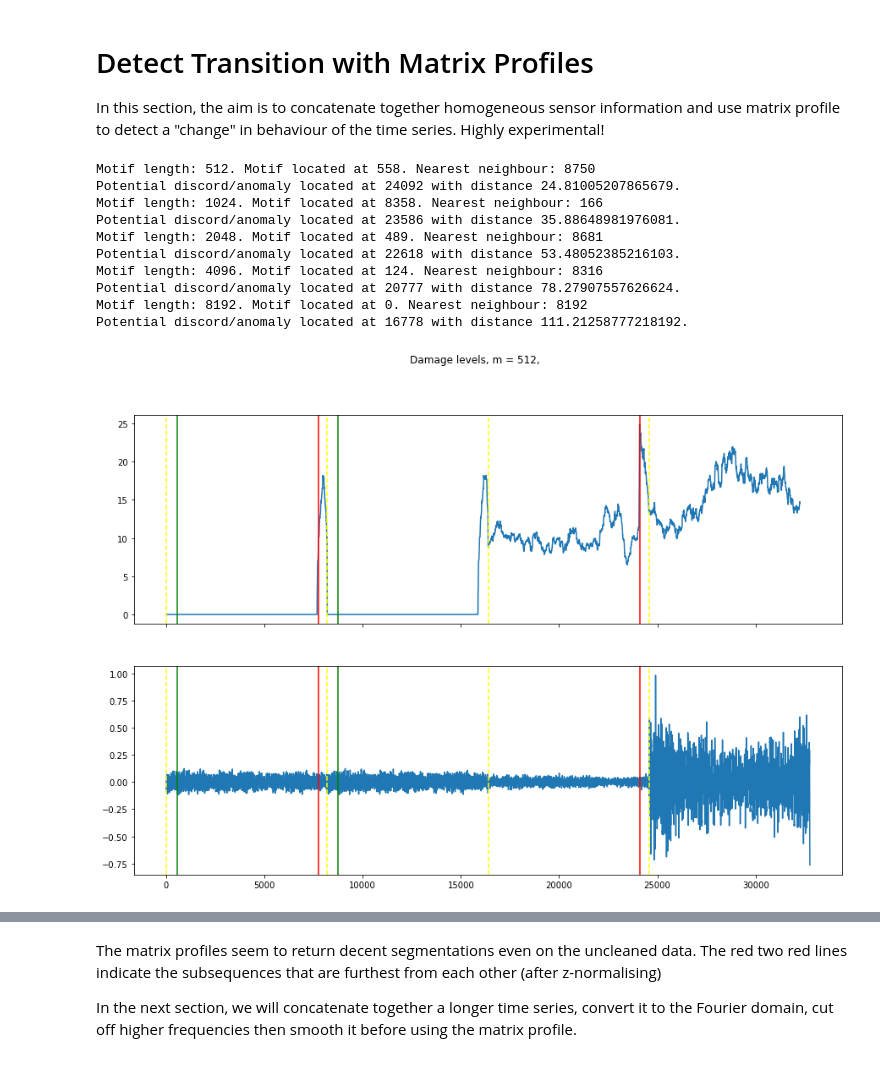
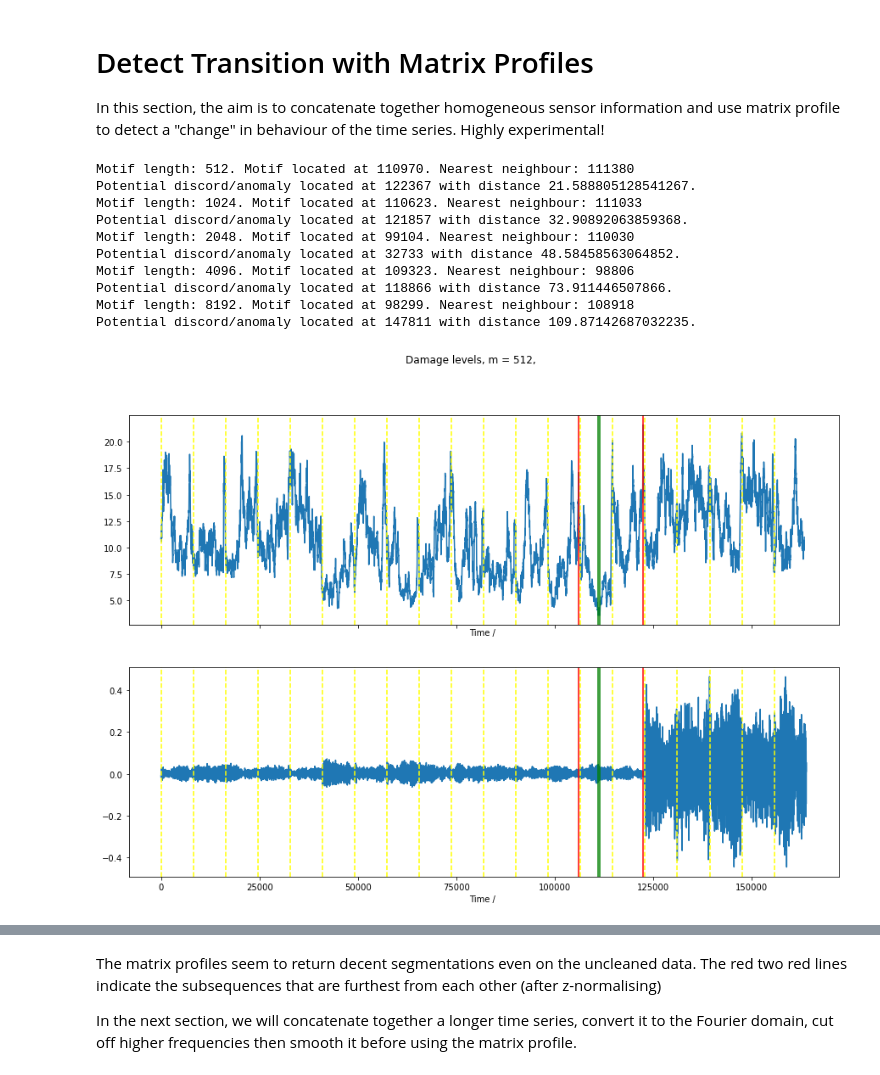
Before and after one commit to twan3617/anomalies, a Jupyter notebook: Example_Data_Sandia.ipynb, the cells around one changed output, grey strips where cells are left out. Cells and saved outputs as stored; diff of their text form; code cells hidden in the pictures.

Commit message:
added num_samples - can now take differing amount of samples for each damage type; n = 5 produces 100K size time series

```diff
--- a/Example_Data_Sandia.ipynb
+++ b/Example_Data_Sandia.ipynb
@@ -303,0 +318,10 @@ multiplot(diff2_damage_data)
+# %%
+ts_pre_cat = []
+for j in range(len(cases)):
+    temp_data = []
+    for i in range(num_samples):
+        temp_data.append(data_L00_D[j].iloc[i,:])
+    ts_pre_cat.append(pd.concat(temp_data))
+ts_cat = pd.concat(ts_pre_cat)
+
+print(ts_cat)
@@ -309,11 +346,11 @@ multiplot(diff2_damage_data)
 # Detect Transition with Matrix Profiles
 In this section, the aim is to concatenate together homogeneous sensor information and use matrix profile to detect a "change" in behaviour of the time series. Highly experimental!
 # %%
-ts_cat= pd.concat([data_L00_DB0_8, data_L00_DB0_8, data_L00_DBB_1_8, data_L00_DBB_13_8],axis=0)
 # there are 4 distinct transitions, each 8192 data points long. Can we detect the transition betweeen each damage type?
 
+# remove z-normalisation
 #smoothen
-ts_cat = ts_cat.rolling(window=5).mean().dropna()
+ts_cat = ts_cat.rolling(window=20).mean().dropna()
 mp_list = []
 stump_length = [512, 1024, 2048, 4096, 8192]
 for m in stump_length:
@@ -330,43 +367,45 @@ for m in stump_length:
     discord_idx = np.argsort(mp[:, 0])[-1] #maximum distance
     discord_dist = mp[discord_idx, 0] #maximum distance
     discord2_idx = mp[discord_idx, 1] #nearest neighbour
     discord2_dist = mp[discord2_idx, 0]
     print(f"Potential discord/anomaly located at {discord_idx} with distance {discord_dist}.")
 
     fig, axs = plt.subplots(2,1, sharex=True)
     fig.suptitle(f"Damage levels, m = {m}, ")
 
     for id_x, data in enumerate([mp[:,0], ts_cat.values]):
 
         axs[id_x].plot(data)
-        axs[id_x].set_xlabel("")
+        axs[id_x].set_xlabel("Time / ")
         axs[id_x].axvline(x=mp_idx, color="g")
         axs[id_x].axvline(x=nearest_neighbour_idx, color="g") #nearest neighbours (motif)
         axs[id_x].axvline(x=discord_idx, color="r") #red line: discord
         axs[id_x].axvline(x=discord2_idx, color="r") #nearest red neighbour
 
     #actual split points
-    split = np.arange(0,4*8192,8192)
+    split = np.arange(0,len(ts_cat),8192)
     for x in split:
         axs[0].axvline(x=x, color="yellow", linestyle="dashed")
         axs[1].axvline(x=x, color="yellow", linestyle="dashed")
 
 
     fig.set_size_inches(15,10)
 
 
 #yellow is actual split points, green is detected nearest neighbour, red is detected discord area
 
 # X - mu / sigma , if X ~ N(mu, sigma^2), then X - mu / sigma ~ N(0,1)
+
+# variational mode decomposition try out
 # %% [output]
-Motif length: 512. Motif located at 558. Nearest neighbour: 8750
-Potential discord/anomaly located at 24092 with distance 24.81005207865679.
-Motif length: 1024. Motif located at 8358. Nearest neighbour: 166
-Potential discord/anomaly located at 23586 with distance 35.88648981976081.
-Motif length: 2048. Motif located at 489. Nearest neighbour: 8681
-Potential discord/anomaly located at 22618 with distance 53.48052385216103.
-Motif length: 4096. Motif located at 124. Nearest neighbour: 8316
-Potential discord/anomaly located at 20777 with distance 78.27907557626624.
-Motif length: 8192. Motif located at 0. Nearest neighbour: 8192
-Potential discord/anomaly located at 16778 with distance 111.21258777218192.
+Motif length: 512. Motif located at 110970. Nearest neighbour: 111380
+Potential discord/anomaly located at 122367 with distance 21.588805128541267.
+Motif length: 1024. Motif located at 110623. Nearest neighbour: 111033
+Potential discord/anomaly located at 121857 with distance 32.90892063859368.
+Motif length: 2048. Motif located at 99104. Nearest neighbour: 110030
+Potential discord/anomaly located at 32733 with distance 48.58458563064852.
+Motif length: 4096. Motif located at 109323. Nearest neighbour: 98806
+Potential discord/anomaly located at 118866 with distance 73.911446507866.
+Motif length: 8192. Motif located at 98299. Nearest neighbour: 108918
+Potential discord/anomaly located at 147811 with distance 109.87142687032235.
-[figure, old version]
+[figure, new version]
```
Also changed, not shown: parts of 24 cells of this notebook.
